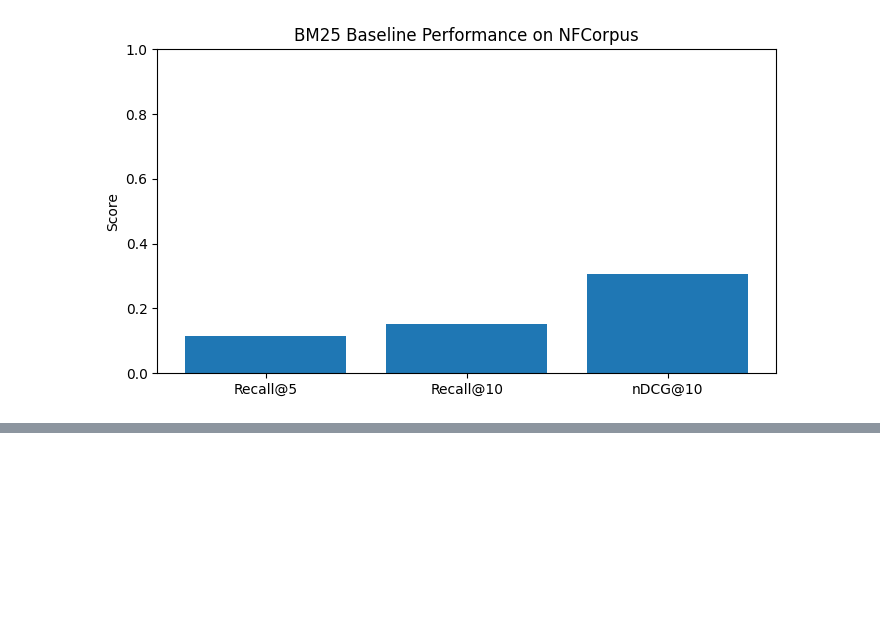
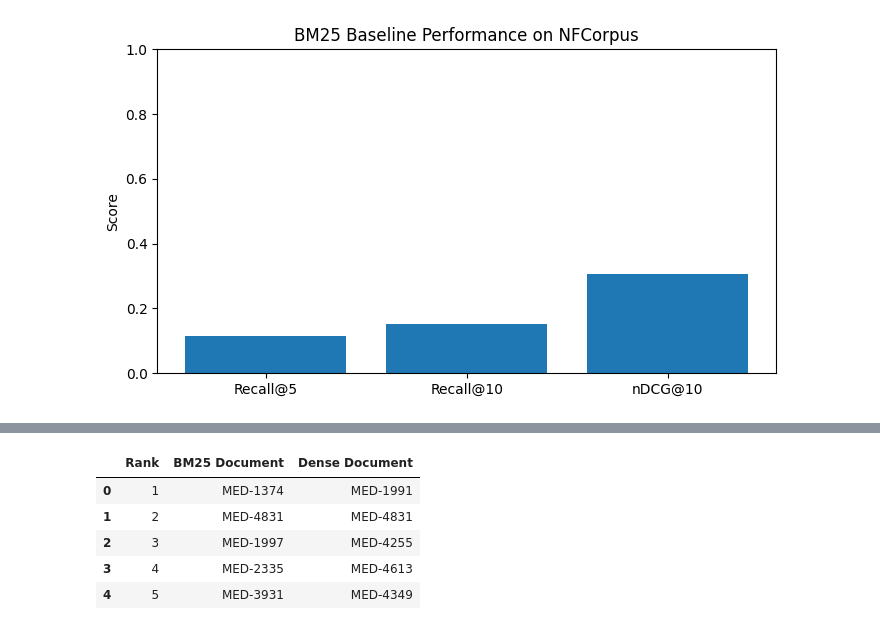
Before and after one commit to rachana1707-S/Adaptive-MedRAG, a Jupyter notebook: notebooks/01_retrieval.ipynb, the cells around one changed output, grey strips where cells are left out. Saved outputs shown, nothing was run; the diff lists cells and outputs as text; code cells hidden in the pictures; blank space fills up the shorter version.

```diff
--- a/notebooks/01_retrieval.ipynb
+++ b/notebooks/01_retrieval.ipynb
@@ -605,0 +654,19 @@ files.download("results/bm25_metrics.png")
+# %%
+# Converting all the documents into dense vectors
+# Normalizing the vectors helps us calculate cosine similarity
+
+start_time = time.perf_counter()
+
+document_embeddings = embedding_model.encode_document(
+    doc_texts,
+    batch_size=32,
+    show_progress_bar=True,
+    convert_to_numpy=True,
+    normalize_embeddings=True
+)
+
+embedding_time = time.perf_counter() - start_time
+
+print("Document embeddings created!")
+print("Shape:", document_embeddings.shape)
+print("Embedding time (seconds):", round(embedding_time, 2))
@@ -605,0 +768,22 @@ files.download("results/bm25_metrics.png")
+# %%
+# Comparing the top documents from BM25 and dense retrieval
+
+question = "What are the health benefits of a plant-based diet?"
+
+bm25_results = bm25_search(question, top_k=5)
+dense_results = dense_search(question, top_k=5)
+
+comparison_df = pd.DataFrame({
+    "Rank": [1, 2, 3, 4, 5],
+    "BM25 Document": [r["doc_id"] for r in bm25_results],
+    "Dense Document": [r["doc_id"] for r in dense_results]
+})
+
+display(comparison_df)
+# %% [output]
+|  | Rank | BM25 Document | Dense Document |
+| 0 | 1 | MED-1374 | MED-1991 |
+| 1 | 2 | MED-4831 | MED-4831 |
+| 2 | 3 | MED-1997 | MED-4255 |
+| 3 | 4 | MED-2335 | MED-4613 |
+| 4 | 5 | MED-3931 | MED-4349 |
```
Also changed, not shown: parts of 14 cells of this notebook.
